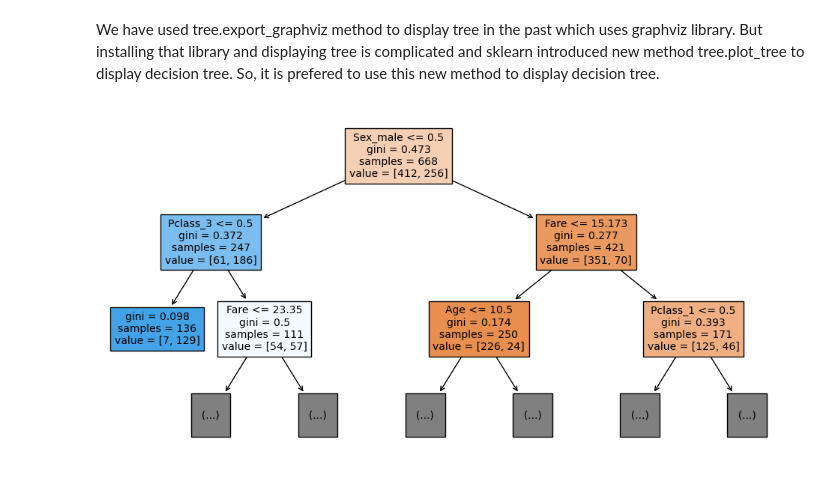
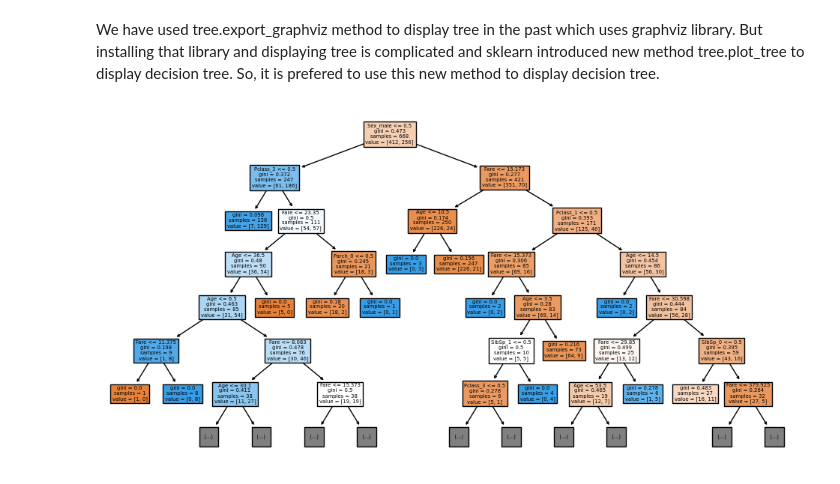
Before and after one commit to kabuur/AI-Programming-With-Python, a Jupyter notebook: Decision Tree/decision tree implementaion/Decision Tree.ipynb, the cells around one changed output. Drawn from its saved outputs; the diff is of its cells as text; code cells hidden in the pictures.

```diff
--- a/Decision Tree/decision tree implementaion/Decision Tree.ipynb
+++ b/Decision Tree/decision tree implementaion/Decision Tree.ipynb
@@ -199,10 +199,10 @@ We have used tree.export_graphviz method to display tree in the past which uses
 from sklearn.tree import plot_tree
 # %%
 plt.figure(figsize=(12,6))
-plot_tree(dt_model, feature_names=list(X_train.columns), max_depth=4, filled=True)
+plot_tree(dt_model, feature_names=list(X_train.columns), max_depth=6, filled=True)
 plt.show()
 # %% [output]
-[figure, old version]
+[figure, new version]
 # %%
 # from sklearn import tree
 
```
Also changed, not shown: parts of 1 cell of this notebook.
